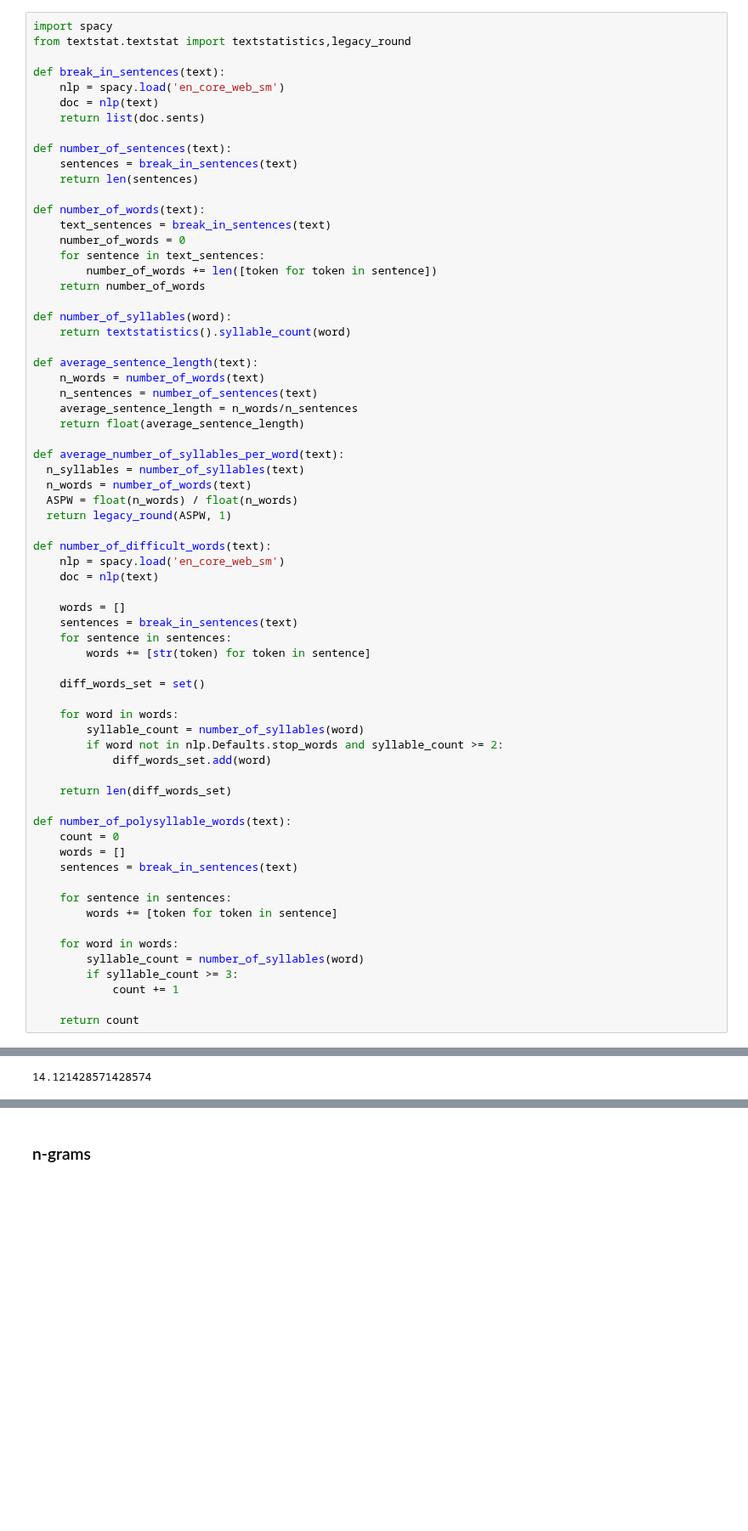
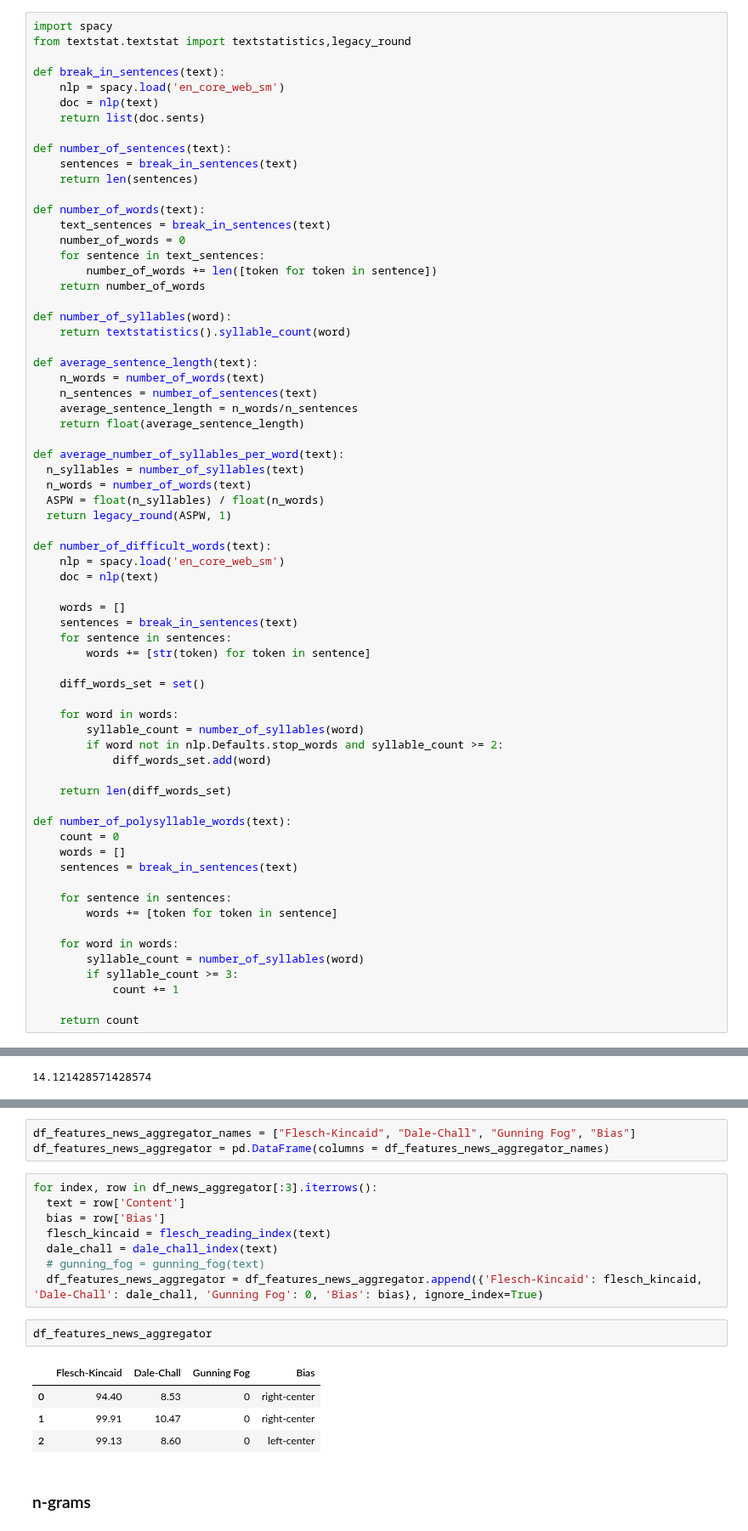
Before and after one commit to ldocarvalho/portals-bias, a Jupyter notebook: portals_bias.ipynb, the cells around one changed output, grey strips where cells are left out. Shown at 85% size. Cells and saved outputs as stored; diff of their text form; blank space fills up the shorter version.

```diff
--- a/portals_bias.ipynb
+++ b/portals_bias.ipynb
@@ -137,7 +137,7 @@ def average_sentence_length(text):
 def average_number_of_syllables_per_word(text):
   n_syllables = number_of_syllables(text)
   n_words = number_of_words(text)
-  ASPW = float(n_words) / float(n_words)
+  ASPW = float(n_syllables) / float(n_words)
   return legacy_round(ASPW, 1)
 
 def number_of_difficult_words(text):
@@ -219,3 +221,21 @@ gunning_fog(text_to_test)
+# %%
+df_features_news_aggregator_names = ["Flesch-Kincaid", "Dale-Chall", "Gunning Fog", "Bias"]
+df_features_news_aggregator = pd.DataFrame(columns = df_features_news_aggregator_names)
+# %%
+for index, row in df_news_aggregator[:3].iterrows():
+  text = row['Content']
+  bias = row['Bias']
+  flesch_kincaid = flesch_reading_index(text)
+  dale_chall = dale_chall_index(text)
+  # gunning_fog = gunning_fog(text)
+  df_features_news_aggregator = df_features_news_aggregator.append({'Flesch-Kincaid': flesch_kincaid, 'Dale-Chall': dale_chall, 'Gunning Fog': 0, 'Bias': bias}, ignore_index=True)
+# %%
+df_features_news_aggregator
+# %% [output]
+|  | Flesch-Kincaid | Dale-Chall | Gunning Fog | Bias |
+| 0 | 94.40 | 8.53 | 0 | right-center |
+| 1 | 99.91 | 10.47 | 0 | right-center |
+| 2 | 99.13 | 8.60 | 0 | left-center |
 # %% [markdown]
 ### n-grams
 # %%
```
Also changed, not shown: parts of 1 cell of this notebook.
